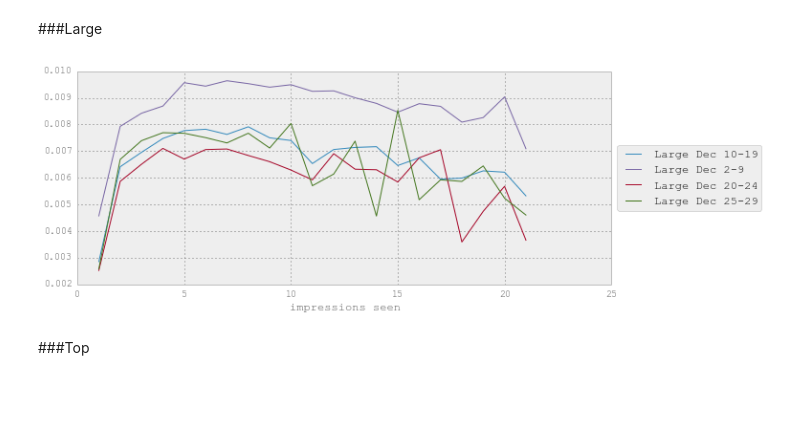
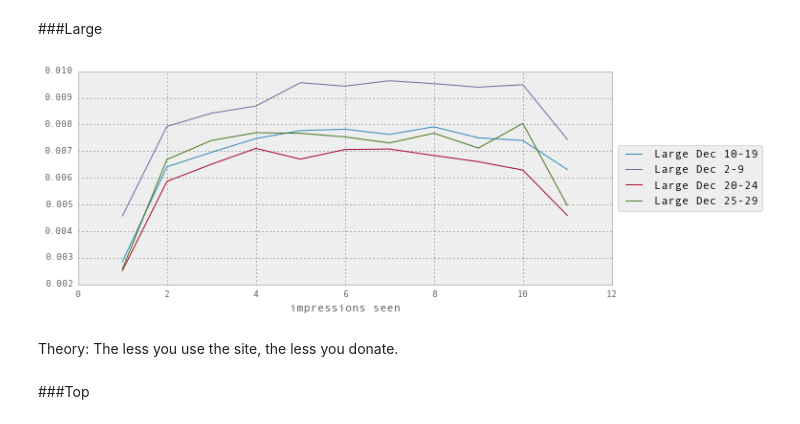
Before and after one commit to ewulczyn/wiki-misc, a Jupyter notebook: campaign_analysis/banner_impression_history.ipynb, the cells around one changed output. Drawn from its saved outputs; the diff is of its cells as text; code cells hidden in the pictures; blank space fills up the shorter version.

```diff
--- a/campaign_analysis/banner_impression_history.ipynb
+++ b/campaign_analysis/banner_impression_history.ipynb
@@ -101,15 +139,17 @@ plot_donation_rate(don, imp, regs, cum = False ,max_impressions = 20)
 # %%
 regs = {
         'Large Dec 25-29': '.*5C_lg.* C14_en5C_dec_dsk_FR 2014-12-2[5-9]',
         'Large Dec 20-24': '.*5C_lg.* C14_en5C_dec_dsk_FR 2014-12-2[0-4]',
         'Large Dec 10-19': '.*5C_lg.* C14_en5C_dec_dsk_FR 2014-12-1[0-9]',
         'Large Dec 2-9': '.*5C_lg.* C14_en5C_dec_dsk_FR 2014-12-0[2-9]'
 
        }
 
-plot_donation_rate(don, imp, regs, cum = False ,max_impressions = 20)
+plot_donation_rate(don, imp, regs, cum = False ,max_impressions = 10)
 # %% [output]
-[figure, old version]
+[figure, new version]
+# %% [markdown]
+Theory: The less you use the site, the less you donate.
 # %% [markdown]
 ###Top
 # %%
```
Also changed, not shown: parts of 12 cells of this notebook, 43 other files.
